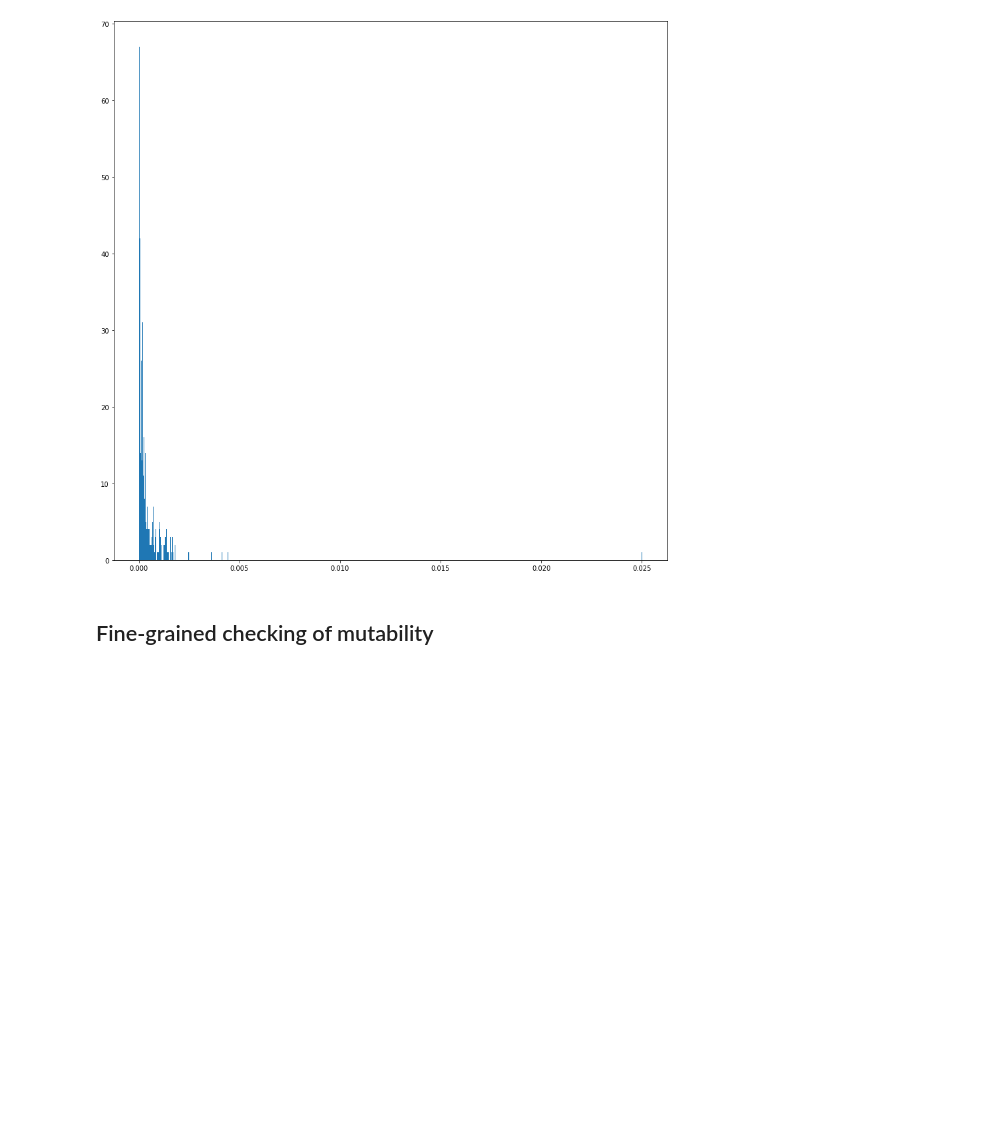
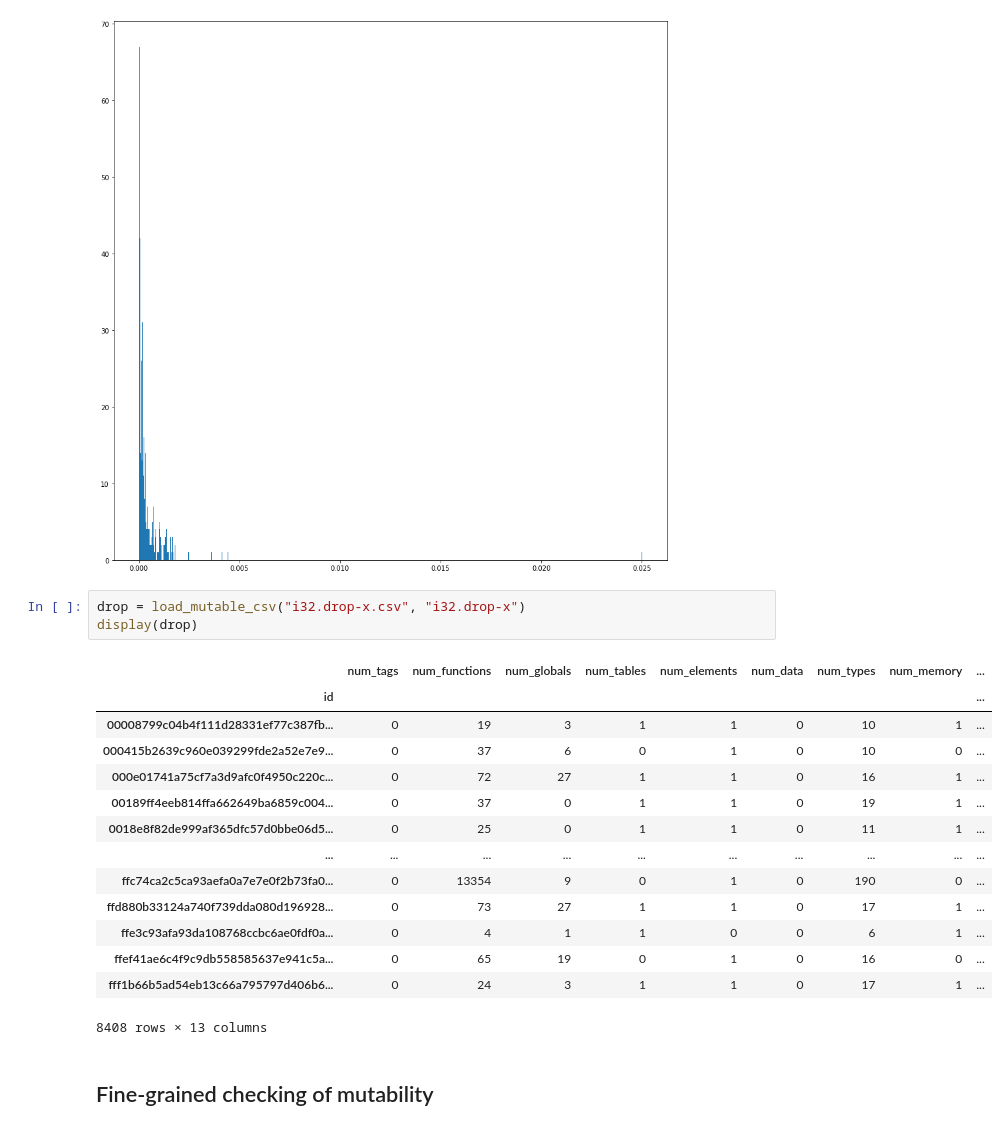
Before and after one commit to ASSERT-KTH/wasm_evasion, a Jupyter notebook: notebooks/RQ1.ipynb, the cells around one changed output. Cells and saved outputs as stored; diff of their text form; blank space fills up the shorter version.

```diff
--- a/notebooks/RQ1.ipynb
+++ b/notebooks/RQ1.ipynb
@@ -362,6 +367,24 @@ plt.hist(i64_true['mutability'], bins=1000)
         2.49714630e-02, 2.49964829e-02, 2.50215029e-02]),
  <BarContainer object of 1000 artists>)
 [figure]
+# %%
+drop = load_mutable_csv("i32.drop-x.csv", "i32.drop-x")
+display(drop)
+# %% [output]
+|  | num_tags | num_functions | num_globals | num_tables | num_elements | num_data | num_types | num_memory | ... |
+| id |  |  |  |  |  |  |  |  | ... |
+| 00008799c04b4f111d28331ef77c387fb... | 0 | 19 | 3 | 1 | 1 | 0 | 10 | 1 | ... |
+| 000415b2639c960e039299fde2a52e7e9... | 0 | 37 | 6 | 0 | 1 | 0 | 10 | 0 | ... |
+| 000e01741a75cf7a3d9afc0f4950c220c... | 0 | 72 | 27 | 1 | 1 | 0 | 16 | 1 | ... |
+| 00189ff4eeb814ffa662649ba6859c004... | 0 | 37 | 0 | 1 | 1 | 0 | 19 | 1 | ... |
+| 0018e8f82de999af365dfc57d0bbe06d5... | 0 | 25 | 0 | 1 | 1 | 0 | 11 | 1 | ... |
+| ... | ... | ... | ... | ... | ... | ... | ... | ... | ... |
+| ffc74ca2c5ca93aefa0a7e7e0f2b73fa0... | 0 | 13354 | 9 | 0 | 1 | 0 | 190 | 0 | ... |
+| ffd880b33124a740f739dda080d196928... | 0 | 73 | 27 | 1 | 1 | 0 | 17 | 1 | ... |
+| ffe3c93afa93da108768ccbc6ae0fdf0a... | 0 | 4 | 1 | 1 | 0 | 0 | 6 | 1 | ... |
+| ffef41ae6c4f9c9db558585637e941c5a... | 0 | 65 | 19 | 0 | 1 | 0 | 16 | 0 | ... |
+| fff1b66b5ad54eb13c66a795797d406b6... | 0 | 24 | 3 | 1 | 1 | 0 | 17 | 1 | ... |
+8408 rows × 13 columns
 # %% [markdown]
 
 ## Fine-grained checking of mutability
```
Also changed, not shown: parts of 2 cells of this notebook.
